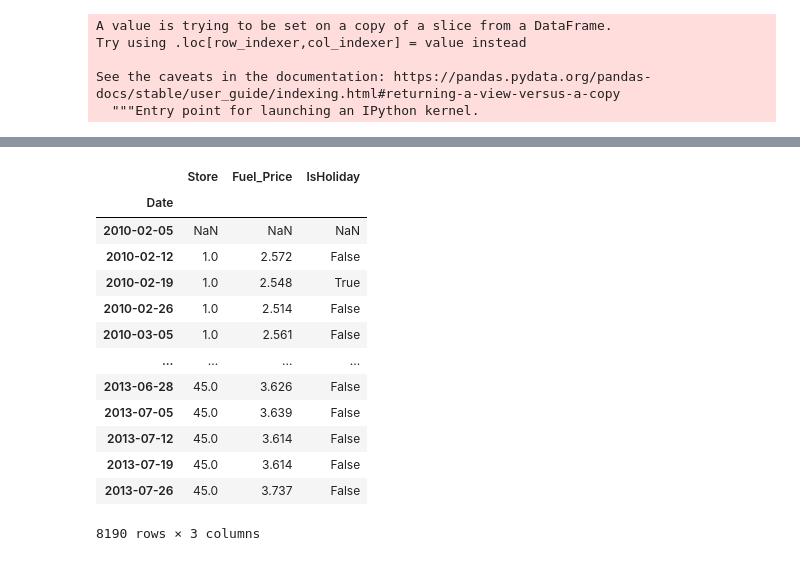
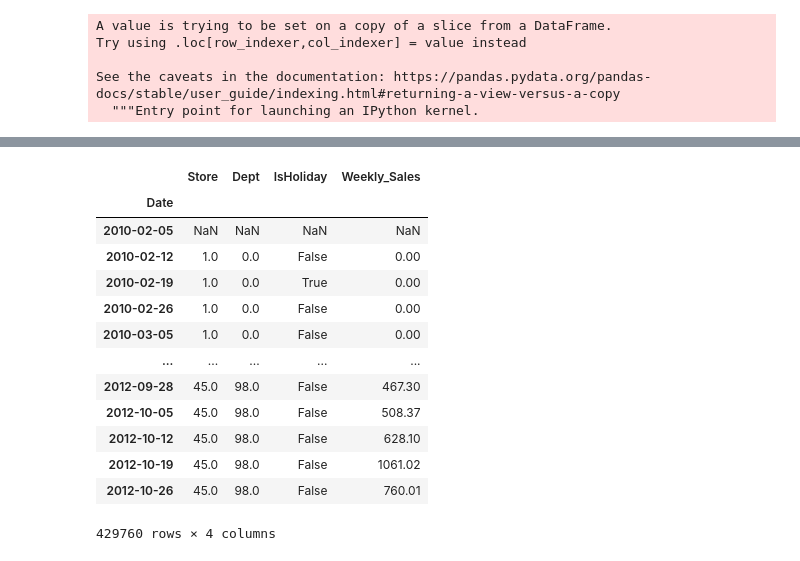
Before and after one commit to robsonbfreitas/TrabalhoFinal, a Jupyter notebook: TrabalhoFinal.ipynb, the cells around one changed output, grey strips where cells are left out. Drawn from its saved outputs; the diff is of its cells as text; code cells hidden in the pictures.

```diff
--- a/TrabalhoFinal.ipynb
+++ b/TrabalhoFinal.ipynb
@@ -97,3 +79 @@ Dept            float64
 dtype: object
-# %%
-df2.set_index(Date, inplace=True)
@@ -102,4 +89,4 @@ NameError: ignored
 # %%
-df3 = df2[['Store','Date','IsHoliday', 'Dept']]
+df3 = df2[['Store','Date','IsHoliday', 'Dept', 'Weekly_Sales']]
 df3.head()
 # %% [output]
@@ -118,5 +105,5 @@ Try using .loc[row_indexer,col_indexer] = value instead
 See the caveats in the documentation: https://pandas.pydata.org/pandas-docs/stable/user_guide/indexing.html#returning-a-view-versus-a-copy
   """Entry point for launching an IPython kernel.
 # %%
-df2.set_index(['Date'], inplace=True)
+df3.set_index(['Date'], inplace=True)
 # %%
@@ -131,0 +119,2 @@ df2.head()
+# %%
+df3.fillna(0, inplace=True)
@@ -161,22 +176,22 @@ y.head()
 # %%
-X = df[['Store','Fuel_Price','IsHoliday']].shift(1)
+X = df3[['Store','Dept','IsHoliday','Weekly_Sales']].shift(1)
 #X = df.shift(1)
 X
 # %% [output]
-|  | Store | Fuel_Price | IsHoliday |
-| Date |  |  |  |
-| 2010-02-05 | NaN | NaN | NaN |
-| 2010-02-12 | 1.0 | 2.572 | False |
-| 2010-02-19 | 1.0 | 2.548 | True |
-| 2010-02-26 | 1.0 | 2.514 | False |
-| 2010-03-05 | 1.0 | 2.561 | False |
-| ... | ... | ... | ... |
-| 2013-06-28 | 45.0 | 3.626 | False |
-| 2013-07-05 | 45.0 | 3.639 | False |
-| 2013-07-12 | 45.0 | 3.614 | False |
-| 2013-07-19 | 45.0 | 3.614 | False |
-| 2013-07-26 | 45.0 | 3.737 | False |
+|  | Store | Dept | IsHoliday | Weekly_Sales |
+| Date |  |  |  |  |
+| 2010-02-05 | NaN | NaN | NaN | NaN |
+| 2010-02-12 | 1.0 | 0.0 | False | 0.00 |
+| 2010-02-19 | 1.0 | 0.0 | True | 0.00 |
+| 2010-02-26 | 1.0 | 0.0 | False | 0.00 |
+| 2010-03-05 | 1.0 | 0.0 | False | 0.00 |
+| ... | ... | ... | ... | ... |
+| 2012-09-28 | 45.0 | 98.0 | False | 467.30 |
+| 2012-10-05 | 45.0 | 98.0 | False | 508.37 |
+| 2012-10-12 | 45.0 | 98.0 | False | 628.10 |
+| 2012-10-19 | 45.0 | 98.0 | False | 1061.02 |
+| 2012-10-26 | 45.0 | 98.0 | False | 760.01 |
-8190 rows × 3 columns
+429760 rows × 4 columns
 # %%
 X = X.iloc[1:]
 X.head()
```
Also changed, not shown: parts of 22 cells of this notebook.
